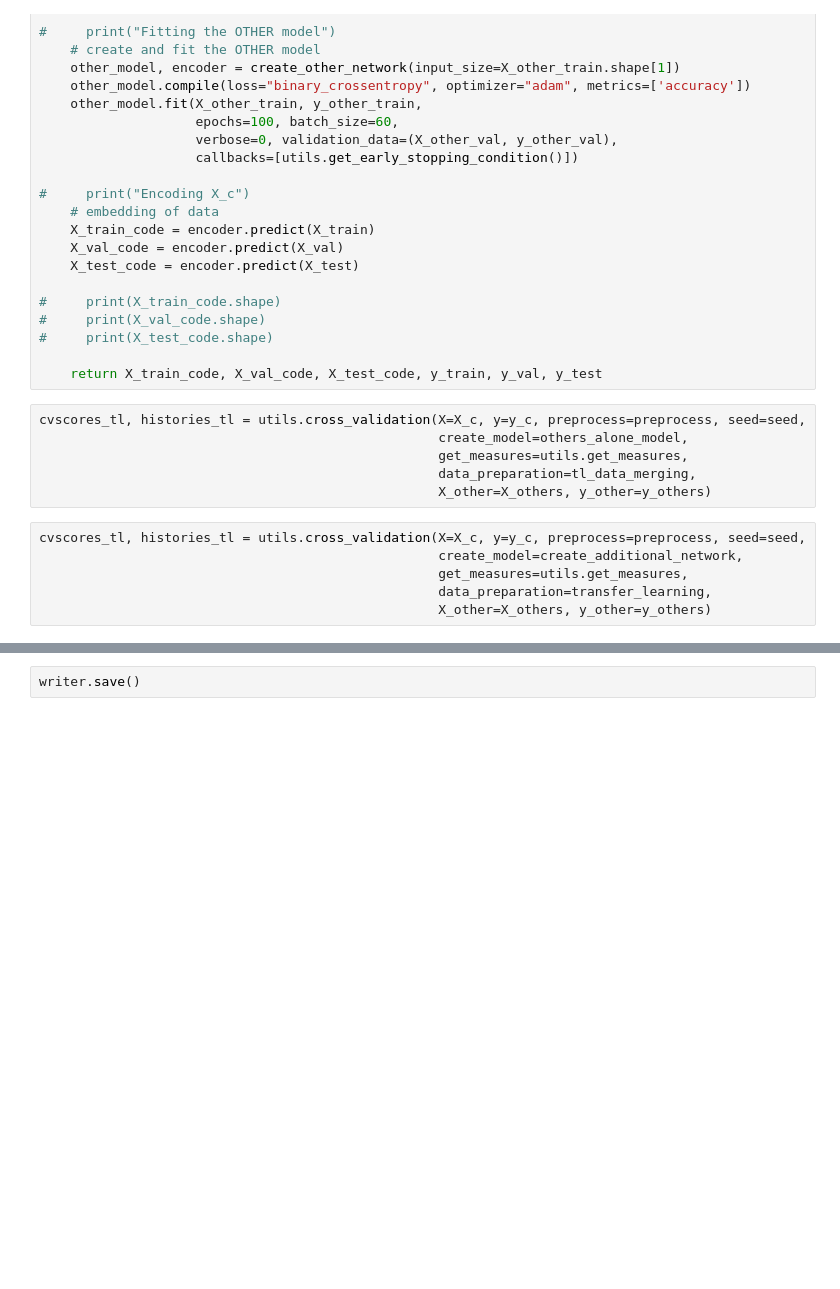
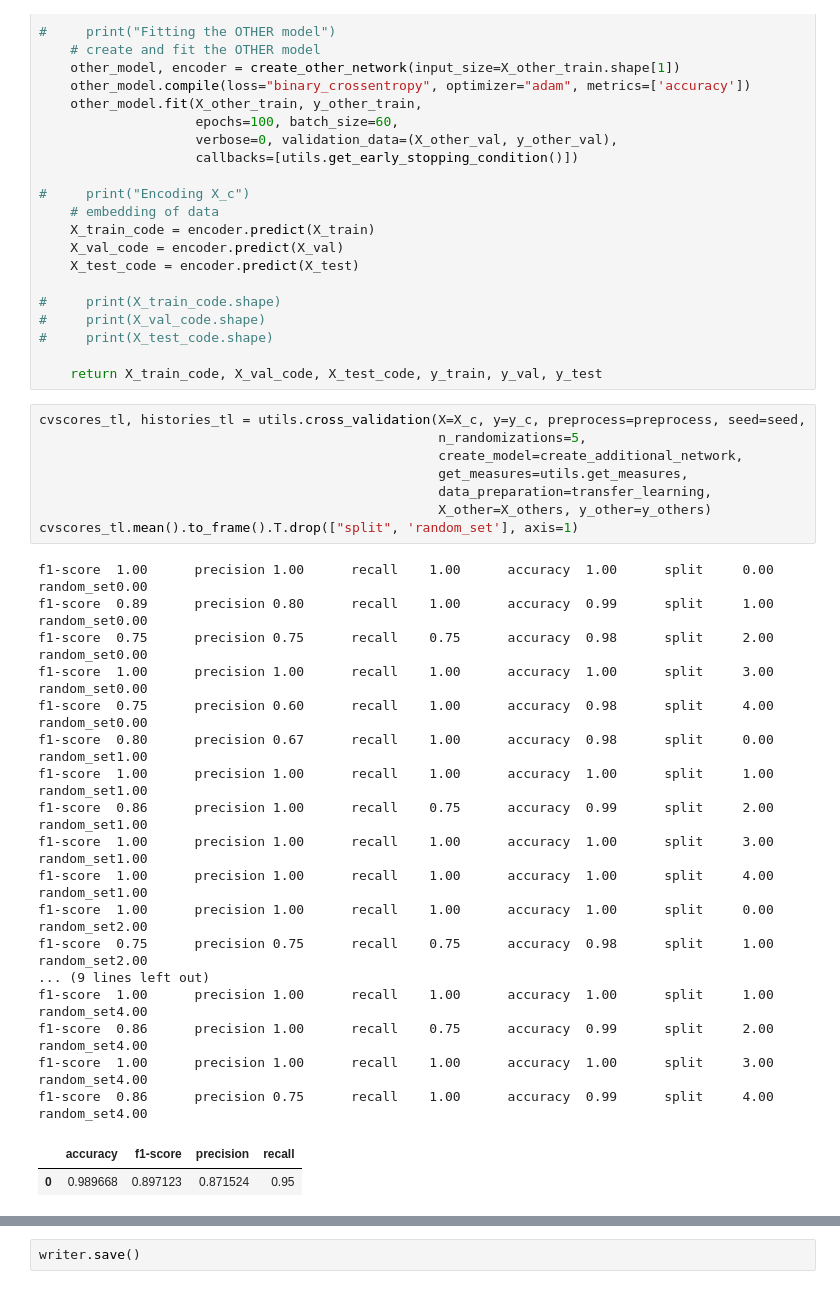
Before and after one commit to harel-coffee/cancer_classification-auto, a Jupyter notebook: tl/Pipeline_TL.ipynb, the cells around one changed output, grey strips where cells are left out. Cells and saved outputs as stored; diff of their text form; blank space fills up the shorter version.

```diff
--- a/tl/Pipeline_TL.ipynb
+++ b/tl/Pipeline_TL.ipynb
@@ -299,14 +334,30 @@ def transfer_learning(X, y, train, test, preprocess, validation_split, seed, X_o
     return X_train_code, X_val_code, X_test_code, y_train, y_val, y_test
 # %%
 cvscores_tl, histories_tl = utils.cross_validation(X=X_c, y=y_c, preprocess=preprocess, seed=seed,
-                                                   create_model=others_alone_model,
+                                                   n_randomizations=5,
+                                                   create_model=create_additional_network,
                                                    get_measures=utils.get_measures,
-                                                   data_preparation=tl_data_merging,
+                                                   data_preparation=transfer_learning,
                                                    X_other=X_others, y_other=y_others)
+cvscores_tl.mean().to_frame().T.drop(["split", 'random_set'], axis=1)
+# %% [output]
+f1-score  1.00      precision 1.00      recall    1.00      accuracy  1.00      split     0.00      random_set0.00
+f1-score  0.89      precision 0.80      recall    1.00      accuracy  0.99      split     1.00      random_set0.00
+f1-score  0.75      precision 0.75      recall    0.75      accuracy  0.98      split     2.00      random_set0.00
+f1-score  1.00      precision 1.00      recall    1.00      accuracy  1.00      split     3.00      random_set0.00
+f1-score  0.75      precision 0.60      recall    1.00      accuracy  0.98      split     4.00      random_set0.00
+f1-score  0.80      precision 0.67      recall    1.00      accuracy  0.98      split     0.00      random_set1.00
+f1-score  1.00      precision 1.00      recall    1.00      accuracy  1.00      split     1.00      random_set1.00
+f1-score  0.86      precision 1.00      recall    0.75      accuracy  0.99      split     2.00      random_set1.00
+f1-score  1.00      precision 1.00      recall    1.00      accuracy  1.00      split     3.00      random_set1.00
+f1-score  1.00      precision 1.00      recall    1.00      accuracy  1.00      split     4.00      random_set1.00
+f1-score  1.00      precision 1.00      recall    1.00      accuracy  1.00      split     0.00      random_set2.00
+f1-score  0.75      precision 0.75      recall    0.75      accuracy  0.98      split     1.00      random_set2.00
+... (9 lines left out)
+f1-score  1.00      precision 1.00      recall    1.00      accuracy  1.00      split     1.00      random_set4.00
+f1-score  0.86      precision 1.00      recall    0.75      accuracy  0.99      split     2.00      random_set4.00
+f1-score  1.00      precision 1.00      recall    1.00      accuracy  1.00      split     3.00      random_set4.00
+f1-score  0.86      precision 0.75      recall    1.00      accuracy  0.99      split     4.00      random_set4.00
+|  | accuracy | f1-score | precision | recall |
+| 0 | 0.989668 | 0.897123 | 0.871524 | 0.95 |
-# %%
-cvscores_tl, histories_tl = utils.cross_validation(X=X_c, y=y_c, preprocess=preprocess, seed=seed,
-                                                   create_model=create_additional_network,
-                                                   get_measures=utils.get_measures,
-                                                   data_preparation=transfer_learning,
-                                                   X_other=X_others, y_other=y_others)
 # %%
```
Also changed, not shown: parts of 24 cells of this notebook, 12 other files.
